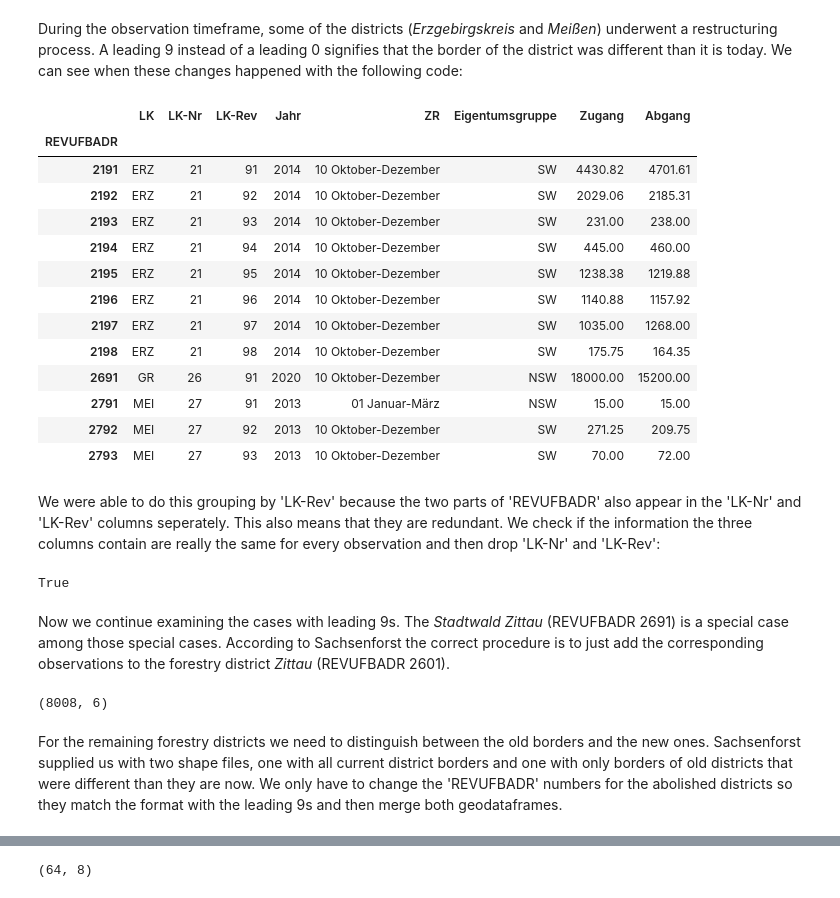
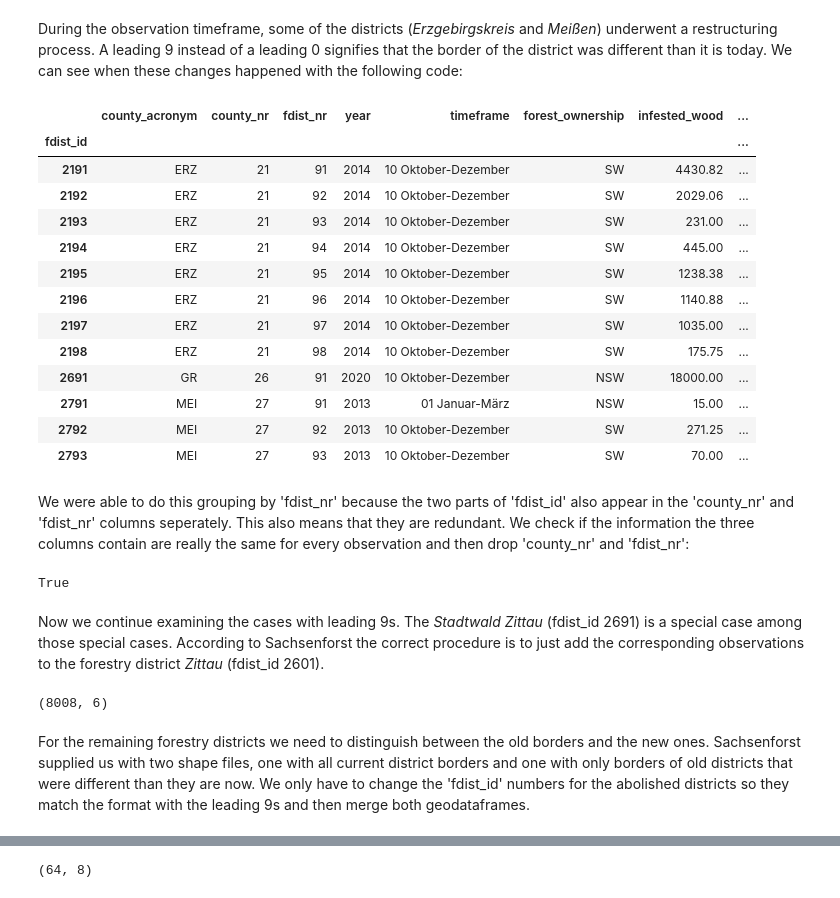
Before and after one commit to ho-ya/Bark_Beetle_Sachsenforst, a Jupyter notebook: 1_Data_Aggregation.ipynb, the cells around one changed output, grey strips where cells are left out. Drawn from its saved outputs; the diff is of its cells as text; code cells hidden in the pictures.

```diff
--- a/1_Data_Aggregation.ipynb
+++ b/1_Data_Aggregation.ipynb
@@ -13,5 +13,9 @@ import re
 
 import warnings
 warnings.filterwarnings('ignore')
+
+pd.options.display.max_columns= None
 # %%
-infestation_history = pd.read_excel(r'data_raw/ML_BDR_20201019.xlsx')
+infestation_history = pd.read_excel(r'data_raw/ML_BDR_20201019.xlsx',
+                                    names=['county_acronym', 'county_nr', 'fdist_nr', 'fdist_id','year',
+                                           'timeframe', 'forest_ownership', 'infested_wood', 'disposed_wood'])
@@ -43,23 +57,23 @@ array([2501, 2502, 2503, 2504, 2505, 2506, 2507, 2508, 2509, 2510, 1101,
 # %% [markdown]
 During the observation timeframe, some of the districts (*Erzgebirgskreis* and *Meißen*) underwent a restructuring process. A leading 9 instead of a leading 0 signifies that the border of the district was different than it is today.  We can see when these changes happened with the following code:
 # %%
-infestation_history[infestation_history['LK-Rev'] >= 90].groupby('REVUFBADR').max()
+infestation_history[infestation_history['fdist_nr'] >= 90].groupby('fdist_id').max()
 # %% [output]
-|  | LK | LK-Nr | LK-Rev | Jahr | ZR | Eigentumsgruppe | Zugang | Abgang |
-| REVUFBADR |  |  |  |  |  |  |  |  |
-| 2191 | ERZ | 21 | 91 | 2014 | 10 Oktober-Dezember | SW | 4430.82 | 4701.61 |
-| 2192 | ERZ | 21 | 92 | 2014 | 10 Oktober-Dezember | SW | 2029.06 | 2185.31 |
-| 2193 | ERZ | 21 | 93 | 2014 | 10 Oktober-Dezember | SW | 231.00 | 238.00 |
-| 2194 | ERZ | 21 | 94 | 2014 | 10 Oktober-Dezember | SW | 445.00 | 460.00 |
-| 2195 | ERZ | 21 | 95 | 2014 | 10 Oktober-Dezember | SW | 1238.38 | 1219.88 |
-| 2196 | ERZ | 21 | 96 | 2014 | 10 Oktober-Dezember | SW | 1140.88 | 1157.92 |
-| 2197 | ERZ | 21 | 97 | 2014 | 10 Oktober-Dezember | SW | 1035.00 | 1268.00 |
-| 2198 | ERZ | 21 | 98 | 2014 | 10 Oktober-Dezember | SW | 175.75 | 164.35 |
-| 2691 | GR | 26 | 91 | 2020 | 10 Oktober-Dezember | NSW | 18000.00 | 15200.00 |
-| 2791 | MEI | 27 | 91 | 2013 | 01 Januar-März | NSW | 15.00 | 15.00 |
-| 2792 | MEI | 27 | 92 | 2013 | 10 Oktober-Dezember | SW | 271.25 | 209.75 |
-| 2793 | MEI | 27 | 93 | 2013 | 10 Oktober-Dezember | SW | 70.00 | 72.00 |
+|  | county_acronym | county_nr | fdist_nr | year | timeframe | forest_ownership | infested_wood | ... |
+| fdist_id |  |  |  |  |  |  |  | ... |
+| 2191 | ERZ | 21 | 91 | 2014 | 10 Oktober-Dezember | SW | 4430.82 | ... |
+| 2192 | ERZ | 21 | 92 | 2014 | 10 Oktober-Dezember | SW | 2029.06 | ... |
+| 2193 | ERZ | 21 | 93 | 2014 | 10 Oktober-Dezember | SW | 231.00 | ... |
+| 2194 | ERZ | 21 | 94 | 2014 | 10 Oktober-Dezember | SW | 445.00 | ... |
+| 2195 | ERZ | 21 | 95 | 2014 | 10 Oktober-Dezember | SW | 1238.38 | ... |
+| 2196 | ERZ | 21 | 96 | 2014 | 10 Oktober-Dezember | SW | 1140.88 | ... |
+| 2197 | ERZ | 21 | 97 | 2014 | 10 Oktober-Dezember | SW | 1035.00 | ... |
+| 2198 | ERZ | 21 | 98 | 2014 | 10 Oktober-Dezember | SW | 175.75 | ... |
+| 2691 | GR | 26 | 91 | 2020 | 10 Oktober-Dezember | NSW | 18000.00 | ... |
+| 2791 | MEI | 27 | 91 | 2013 | 01 Januar-März | NSW | 15.00 | ... |
+| 2792 | MEI | 27 | 92 | 2013 | 10 Oktober-Dezember | SW | 271.25 | ... |
+| 2793 | MEI | 27 | 93 | 2013 | 10 Oktober-Dezember | SW | 70.00 | ... |
 # %% [markdown]
-We were able to do this grouping by 'LK-Rev' because the two parts of 'REVUFBADR' also appear in the 'LK-Nr' and 'LK-Rev' columns seperately. This also means that they are redundant. We check if the information the three columns contain are really the same for every observation and then drop 'LK-Nr' and 'LK-Rev':
+We were able to do this grouping by 'fdist_nr' because the two parts of 'fdist_id' also appear in the 'county_nr' and 'fdist_nr' columns seperately. This also means that they are redundant. We check if the information the three columns contain are really the same for every observation and then drop 'county_nr' and 'fdist_nr':
 # %%
 # first column as a string
@@ -81,2 +95,2 @@ infestation_history.drop(['LK-Nr', 'LK-Rev', 'LK'], axis=1, inplace=True)
 # %% [markdown]
-Now we continue examining the cases with leading 9s. The *Stadtwald Zittau* (REVUFBADR 2691) is a special case among those special cases. According to Sachsenforst the correct procedure is to just add the corresponding observations to the forestry district *Zittau* (REVUFBADR 2601).
+Now we continue examining the cases with leading 9s. The *Stadtwald Zittau* (fdist_id 2691) is a special case among those special cases. According to Sachsenforst the correct procedure is to just add the corresponding observations to the forestry district *Zittau* (fdist_id 2601).
@@ -98,6 +113,6 @@ infestation_history.shape
 # %% [output]
 (8008, 6)
 # %% [markdown]
-For the remaining forestry districts we need to distinguish between the old borders and the new ones. Sachsenforst supplied us with two shape files, one with all current district borders and one with only borders of old districts that were different than they are now. We only have to change the 'REVUFBADR' numbers for the abolished districts so they match the format with the leading 9s and then merge both geodataframes.
+For the remaining forestry districts we need to distinguish between the old borders and the new ones. Sachsenforst supplied us with two shape files, one with all current district borders and one with only borders of old districts that were different than they are now. We only have to change the 'fdist_id' numbers for the abolished districts so they match the format with the leading 9s and then merge both geodataframes.
 # %%
 # load in the first shape file as a geopandas geodataframe
```
Also changed, not shown: parts of 40 cells of this notebook.
